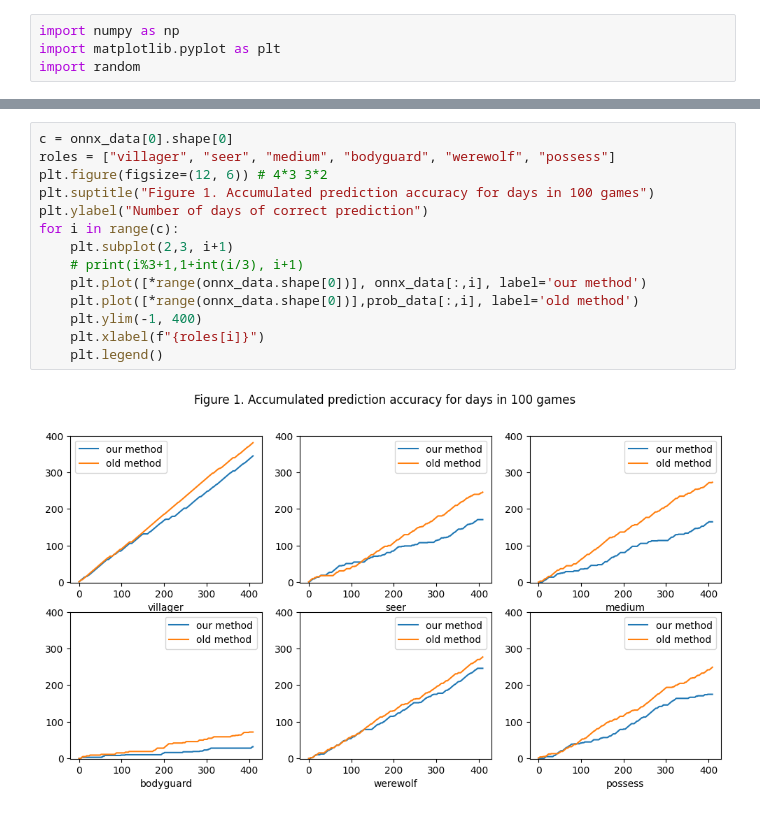
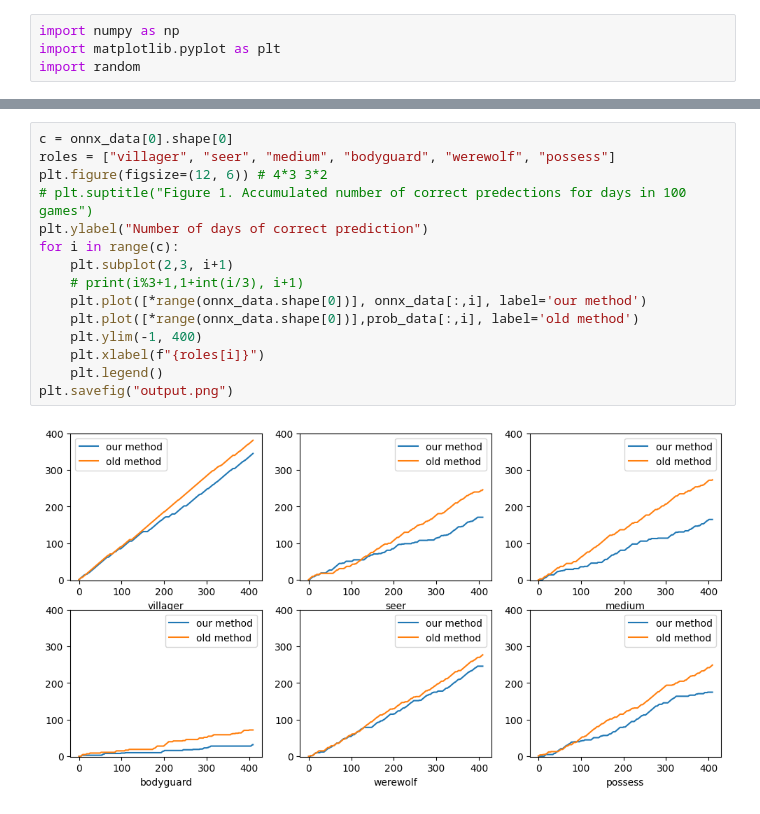
Before and after one commit to yutian-zhao/aiwolf, a Jupyter notebook: plot.ipynb, the cells around one changed output, grey strips where cells are left out. Cells and saved outputs as stored; diff of their text form.

```diff
--- a/plot.ipynb
+++ b/plot.ipynb
@@ -164,16 +164,17 @@ print(prob_acc.sum(axis=0)/b)
 # %%
 c = onnx_data[0].shape[0]
 roles = ["villager", "seer", "medium", "bodyguard", "werewolf", "possess"]
 plt.figure(figsize=(12, 6)) # 4*3 3*2
-plt.suptitle("Figure 1. Accumulated prediction accuracy for days in 100 games")
+# plt.suptitle("Figure 1. Accumulated number of correct predections for days in 100 games")
 plt.ylabel("Number of days of correct prediction")
 for i in range(c):
     plt.subplot(2,3, i+1)
     # print(i%3+1,1+int(i/3), i+1)
     plt.plot([*range(onnx_data.shape[0])], onnx_data[:,i], label='our method')
     plt.plot([*range(onnx_data.shape[0])],prob_data[:,i], label='old method')
     plt.ylim(-1, 400)
     plt.xlabel(f"{roles[i]}")
     plt.legend()
+plt.savefig("output.png")
 # %% [output]
-[figure, old version]
+[figure, new version]
```
Also changed, not shown: parts of 2 cells of this notebook.
